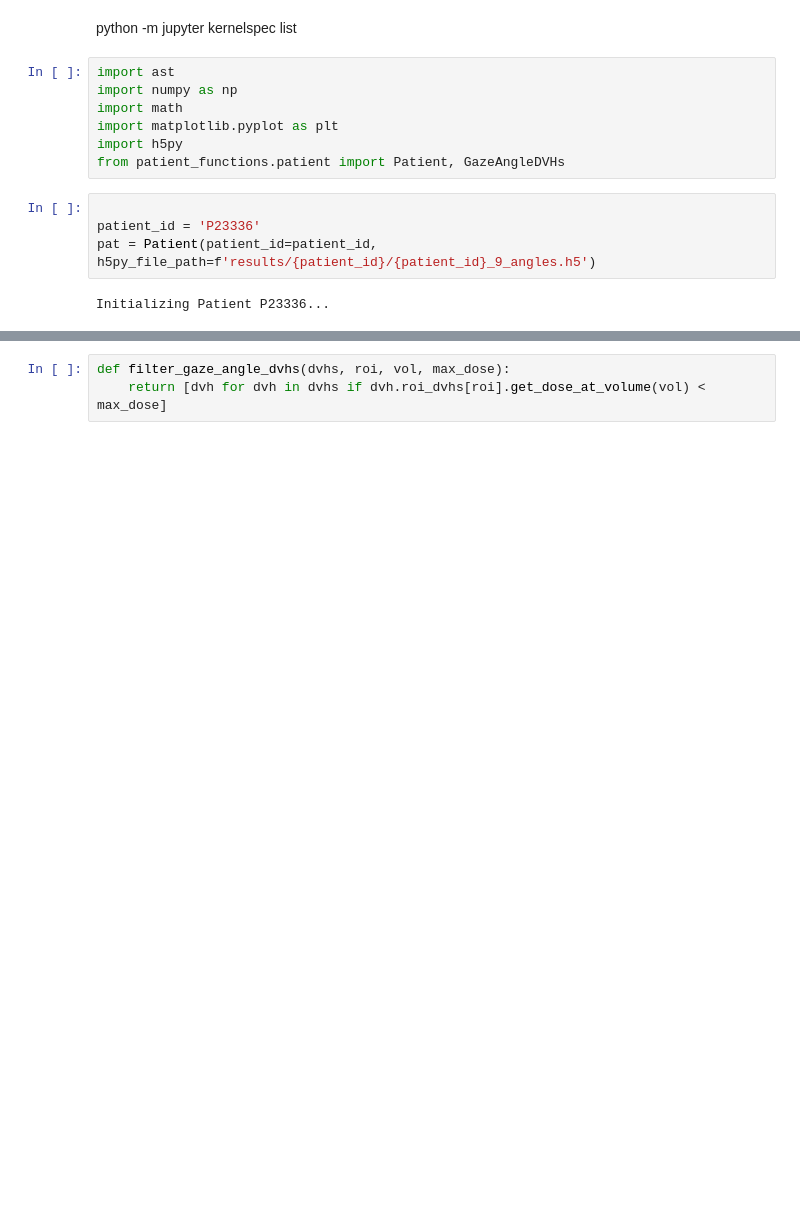
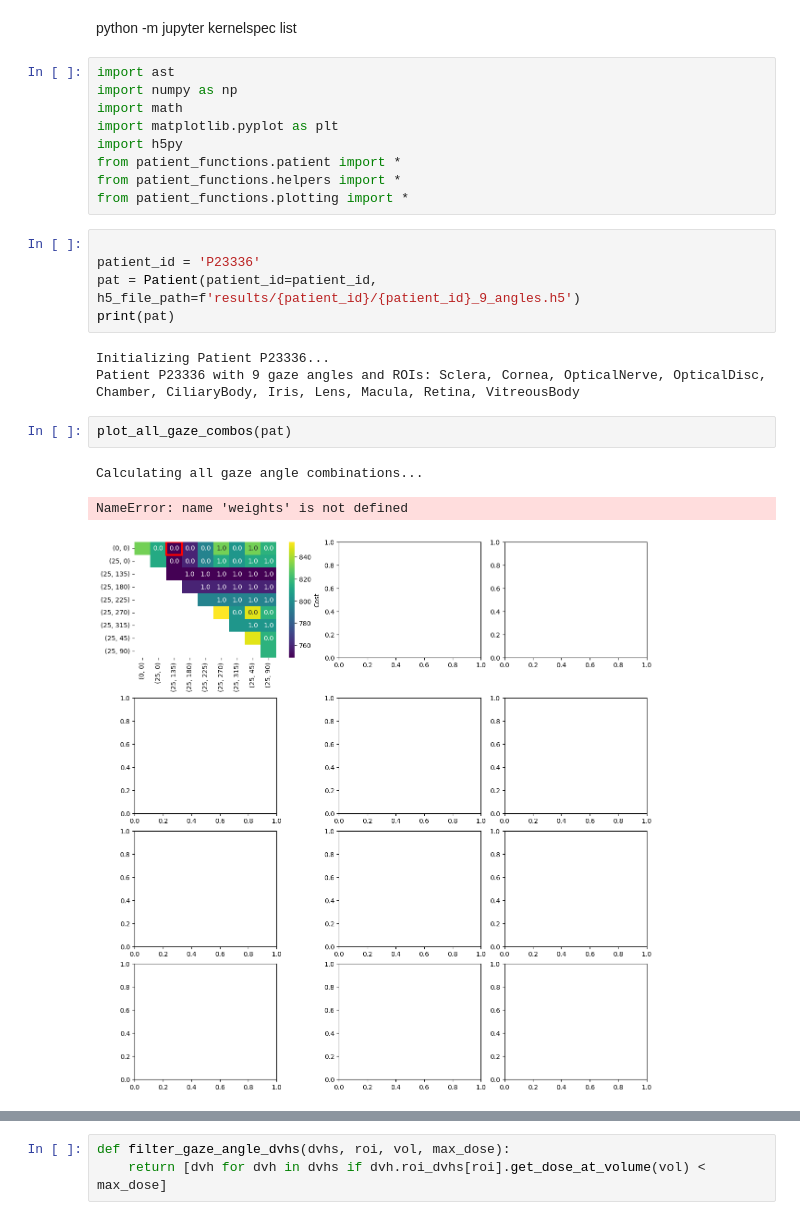
Before and after one commit to frtzkrz/GazeOptimizer, a Jupyter notebook: test.ipynb, the cells around one changed output, grey strips where cells are left out. Drawn from its saved outputs; the diff is of its cells as text; blank space fills up the shorter version.

```diff
--- a/test.ipynb
+++ b/test.ipynb
@@ -6,10 +6,20 @@ import numpy as np
 import math
 import matplotlib.pyplot as plt
 import h5py
-from patient_functions.patient import Patient, GazeAngleDVHs
+from patient_functions.patient import *
+from patient_functions.helpers import *
+from patient_functions.plotting import *
 # %%
 
 patient_id = 'P23336'
-pat = Patient(patient_id=patient_id, h5py_file_path=f'results/{patient_id}/{patient_id}_9_angles.h5')
+pat = Patient(patient_id=patient_id, h5_file_path=f'results/{patient_id}/{patient_id}_9_angles.h5')
+print(pat)
 # %% [output]
 Initializing Patient P23336...
+Patient P23336 with 9 gaze angles and ROIs: Sclera, Cornea, OpticalNerve, OpticalDisc, Chamber, CiliaryBody, Iris, Lens, Macula, Retina, VitreousBody
+# %%
+plot_all_gaze_combos(pat)
+# %% [output]
+Calculating all gaze angle combinations...
+NameError: name 'weights' is not defined
+[figure, added]
```
Also changed, not shown: parts of 7 cells of this notebook, 15 other files.
